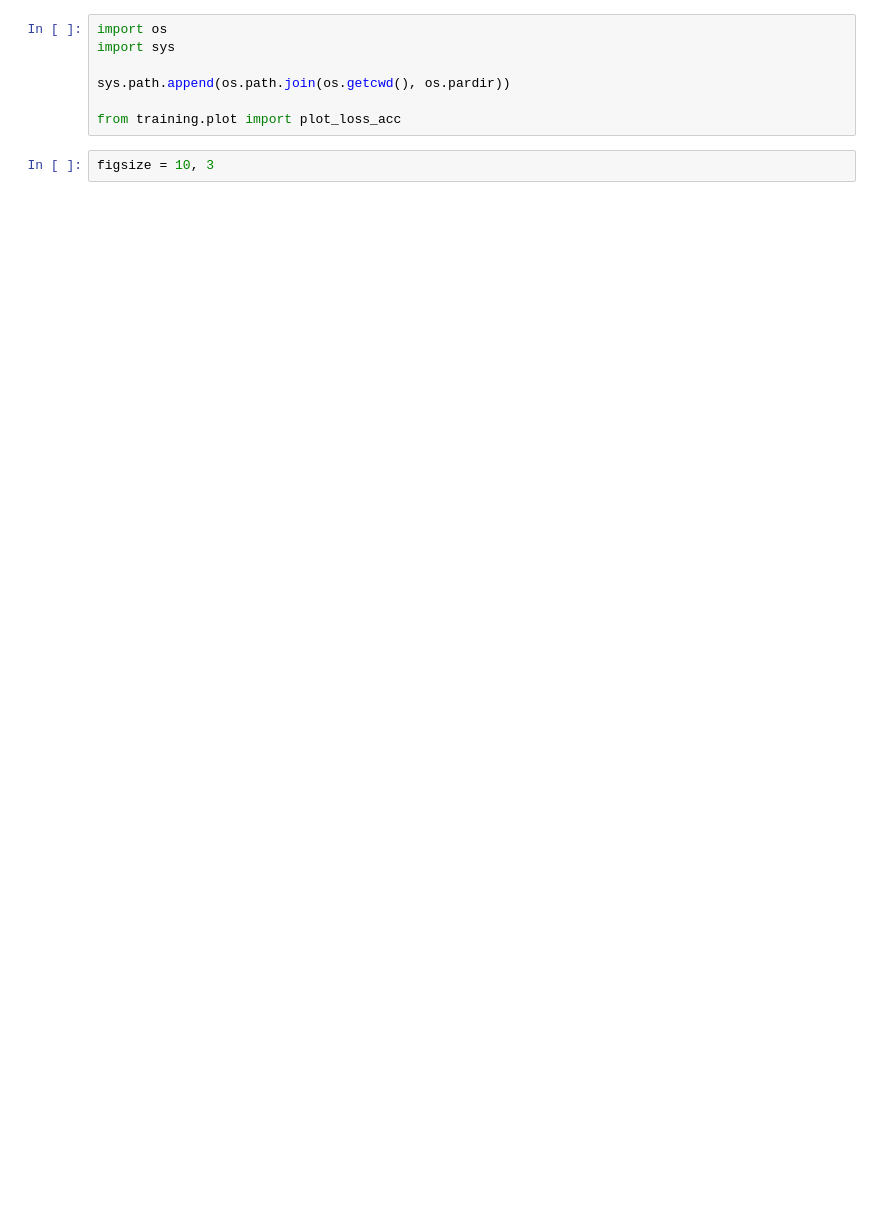
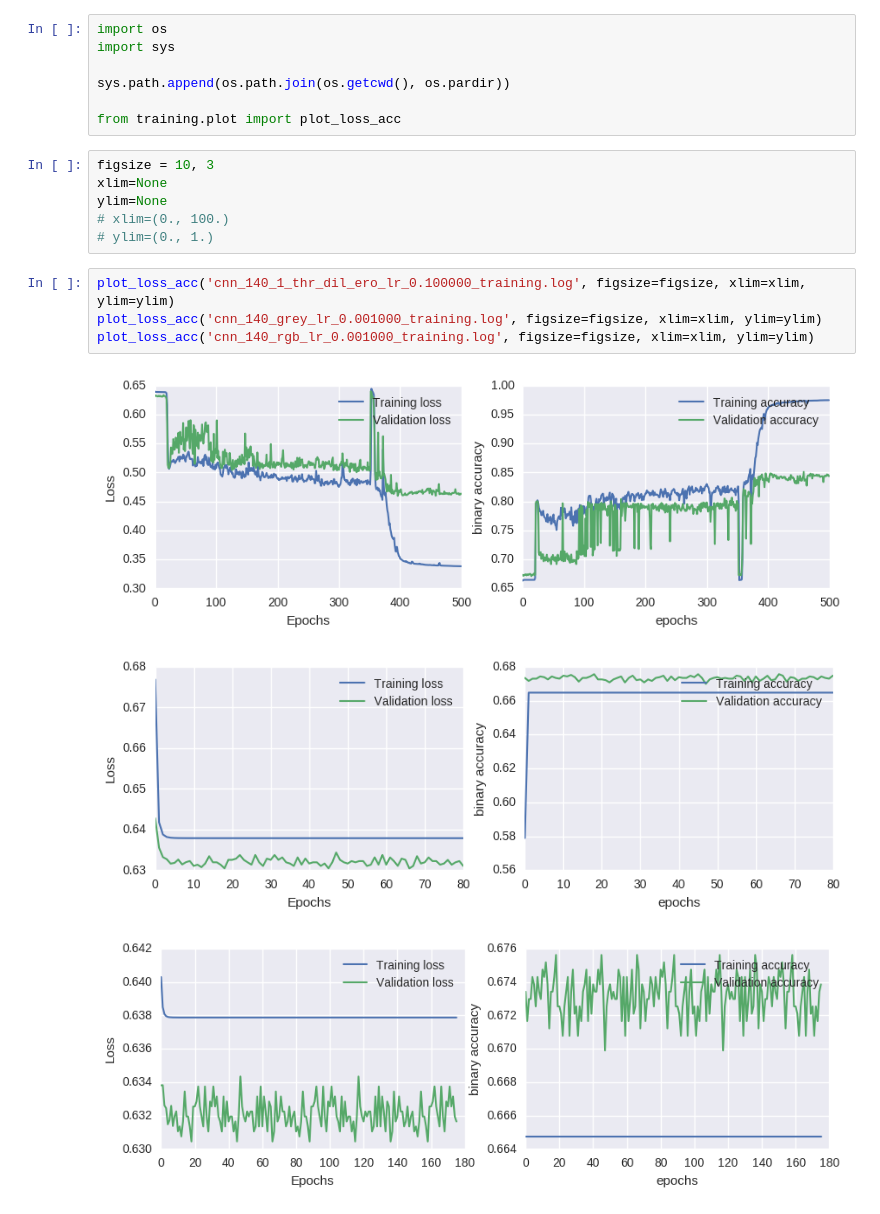
Before and after one commit to OpenGridMap/power-grid-detection, a Jupyter notebook: training/plot_training.ipynb, the cells around one changed output. Cells and saved outputs as stored; diff of their text form; blank space fills up the shorter version.

```diff
--- a/training/plot_training.ipynb
+++ b/training/plot_training.ipynb
@@ -5,6 +5,18 @@ import sys
 sys.path.append(os.path.join(os.getcwd(), os.pardir))
 
 from training.plot import plot_loss_acc
-# %%
-figsize = 10, 3
+# %%
+figsize = 10, 3
+xlim=None
+ylim=None
+# xlim=(0., 100.)
+# ylim=(0., 1.)
+# %%
+plot_loss_acc('cnn_140_1_thr_dil_ero_lr_0.100000_training.log', figsize=figsize, xlim=xlim, ylim=ylim)
+plot_loss_acc('cnn_140_grey_lr_0.001000_training.log', figsize=figsize, xlim=xlim, ylim=ylim)
+plot_loss_acc('cnn_140_rgb_lr_0.001000_training.log', figsize=figsize, xlim=xlim, ylim=ylim)
+# %% [output]
+[figure, added]
+[figure, added]
+[figure, added]
 # %%
```
Also changed, not shown: parts of 5 cells of this notebook, 16 other files.
